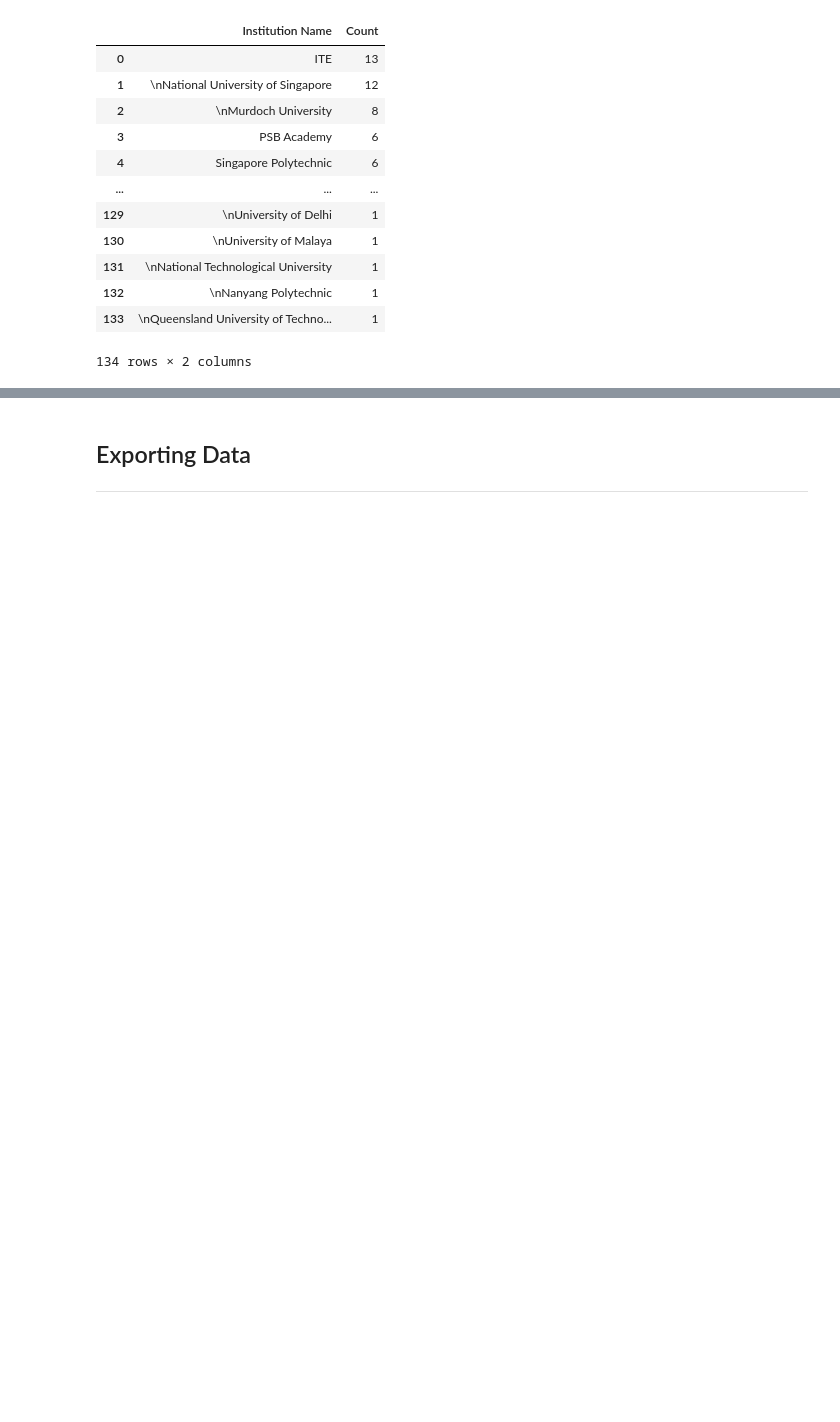
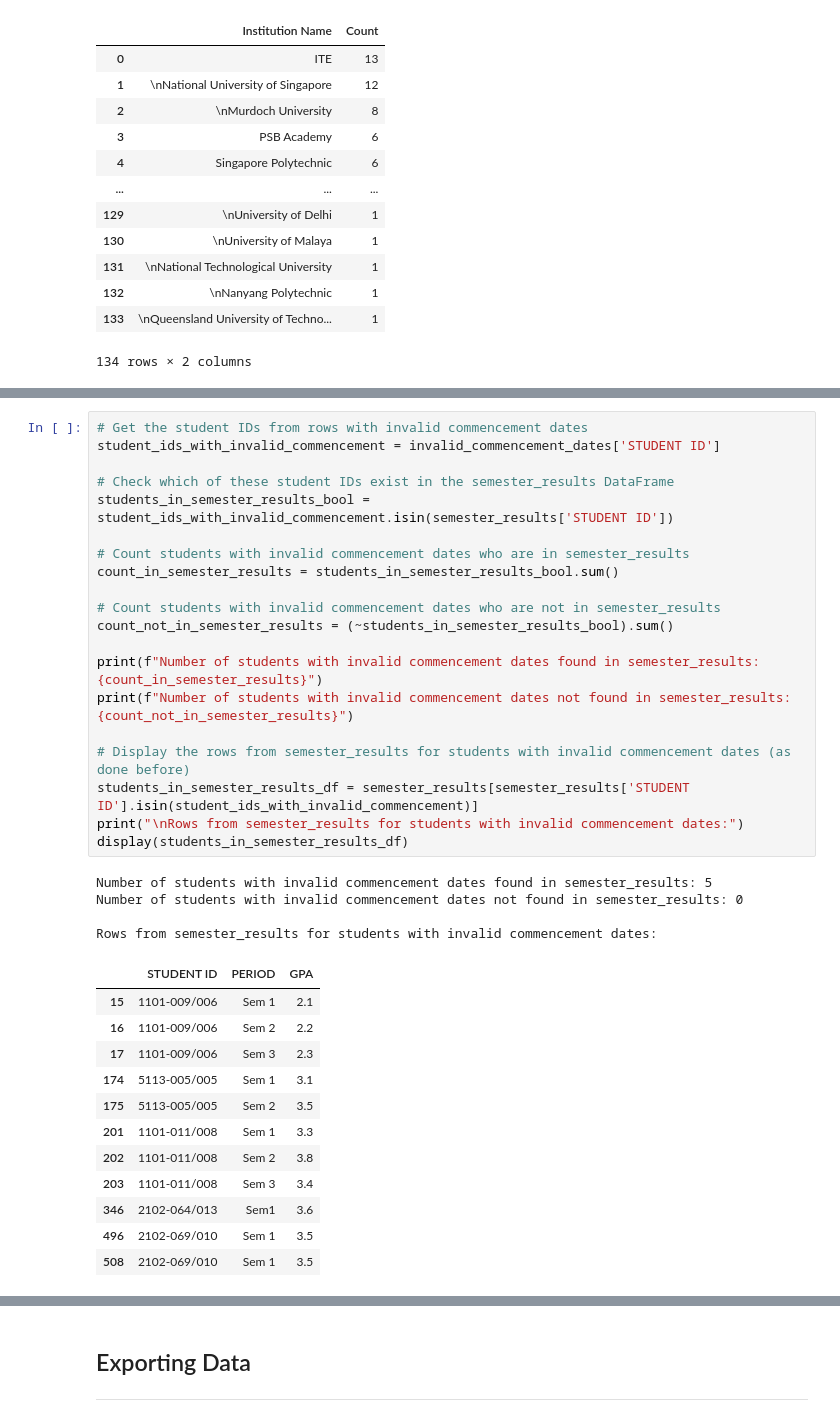
Before and after one commit to swamhtetg90/DAVI-CA2, a Jupyter notebook: data_cleaning.ipynb, the cells around one changed output, grey strips where cells are left out. Saved outputs shown, nothing was run; the diff lists cells and outputs as text; blank space fills up the shorter version.

```diff
--- a/data_cleaning.ipynb
+++ b/data_cleaning.ipynb
@@ -488,0 +516,37 @@ Unique values in 'INSTITUTION_NAME' column:
+# %%
+# Get the student IDs from rows with invalid commencement dates
+student_ids_with_invalid_commencement = invalid_commencement_dates['STUDENT ID']
+
+# Check which of these student IDs exist in the semester_results DataFrame
+students_in_semester_results_bool = student_ids_with_invalid_commencement.isin(semester_results['STUDENT ID'])
+
+# Count students with invalid commencement dates who are in semester_results
+count_in_semester_results = students_in_semester_results_bool.sum()
+
+# Count students with invalid commencement dates who are not in semester_results
+count_not_in_semester_results = (~students_in_semester_results_bool).sum()
+
+print(f"Number of students with invalid commencement dates found in semester_results: {count_in_semester_results}")
+print(f"Number of students with invalid commencement dates not found in semester_results: {count_not_in_semester_results}")
+
+# Display the rows from semester_results for students with invalid commencement dates (as done before)
+students_in_semester_results_df = semester_results[semester_results['STUDENT ID'].isin(student_ids_with_invalid_commencement)]
+print("\nRows from semester_results for students with invalid commencement dates:")
+display(students_in_semester_results_df)
+# %% [output]
+Number of students with invalid commencement dates found in semester_results: 5
+Number of students with invalid commencement dates not found in semester_results: 0
+
+Rows from semester_results for students with invalid commencement dates:
+|  | STUDENT ID | PERIOD | GPA |
+| 15 | 1101-009/006 | Sem 1 | 2.1 |
+| 16 | 1101-009/006 | Sem 2 | 2.2 |
+| 17 | 1101-009/006 | Sem 3 | 2.3 |
+| 174 | 5113-005/005 | Sem 1 | 3.1 |
+| 175 | 5113-005/005 | Sem 2 | 3.5 |
+| 201 | 1101-011/008 | Sem 1 | 3.3 |
+| 202 | 1101-011/008 | Sem 2 | 3.8 |
+| 203 | 1101-011/008 | Sem 3 | 3.4 |
+| 346 | 2102-064/013 | Sem1 | 3.6 |
+| 496 | 2102-069/010 | Sem 1 | 3.5 |
+| 508 | 2102-069/010 | Sem 1 | 3.5 |
```
Also changed, not shown: parts of 7 cells of this notebook.
